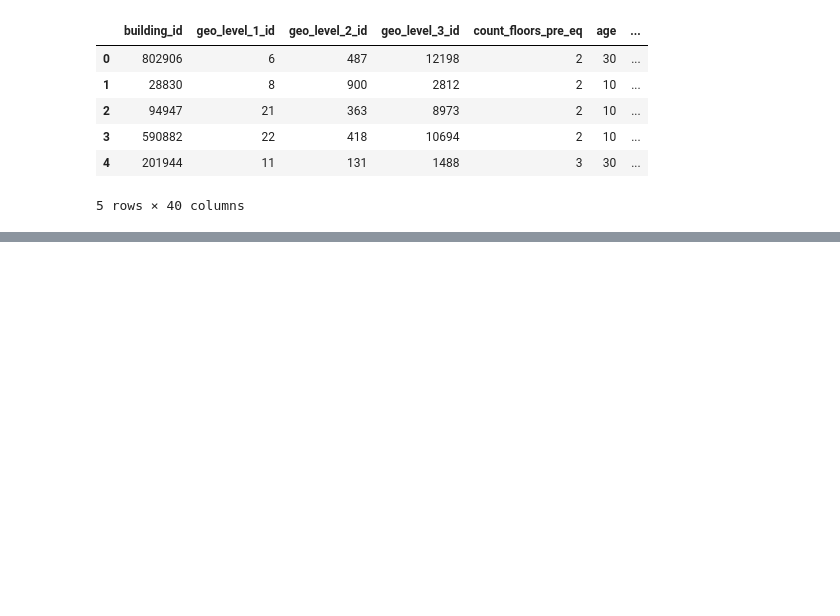
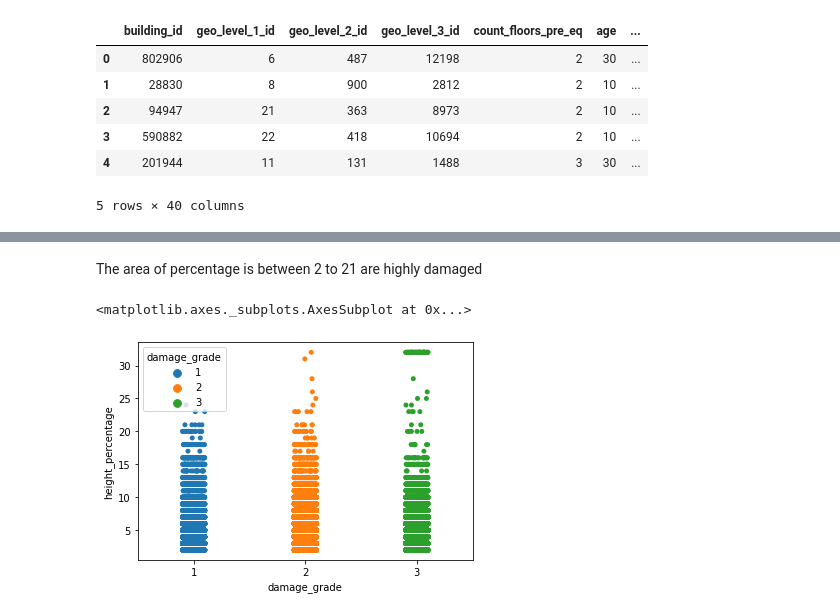
Before and after one commit to Deepak055/My_first-app, a Jupyter notebook: Earthquake_Damage_Prediction.ipynb, the cells around one changed output, grey strips where cells are left out. Drawn from its saved outputs; the diff is of its cells as text; code cells hidden in the pictures; blank space fills up the shorter version.

```diff
--- a/Earthquake_Damage_Prediction.ipynb
+++ b/Earthquake_Damage_Prediction.ipynb
@@ -221,0 +390,7 @@ this is on github
+# %% [markdown]
+The area of percentage is between 2 to 21 are highly damaged
+# %%
+sns.stripplot(data=df,x='damage_grade',y='height_percentage',hue='damage_grade')
+# %% [output]
+<matplotlib.axes._subplots.AxesSubplot at 0x...>
+[figure, added]
```
Also changed, not shown: parts of 97 cells of this notebook.
